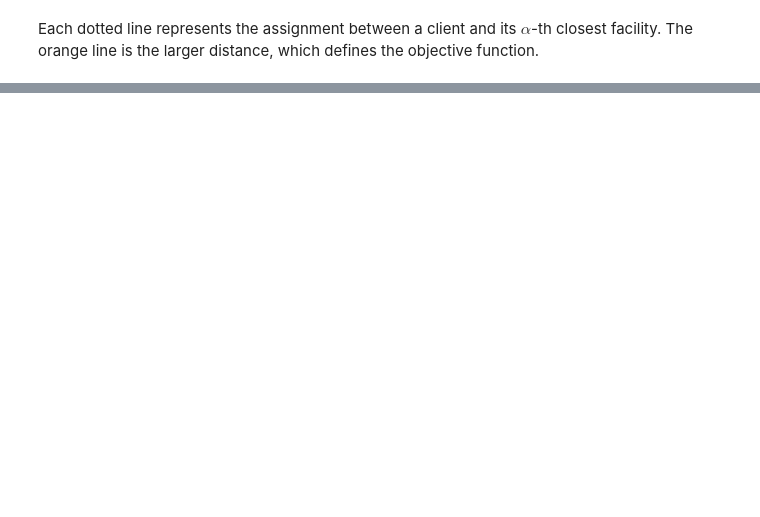
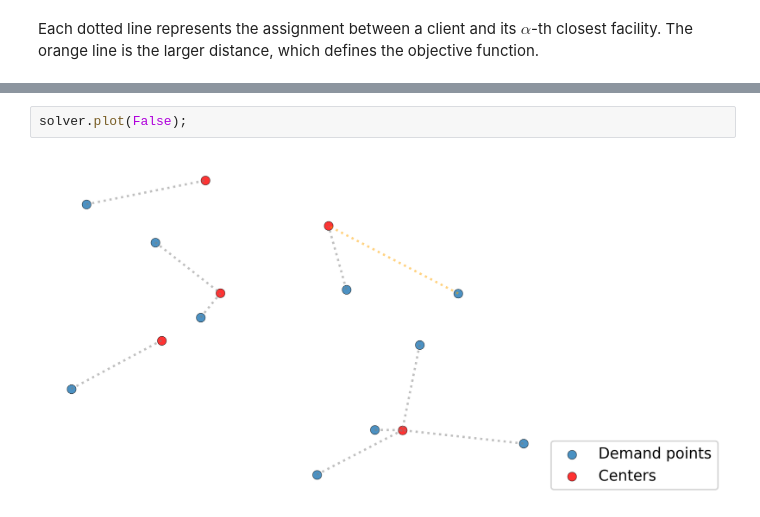
Before and after one commit to netotz/alpha-neighbor-p-center-problem, a Jupyter notebook: anpcp/simple_plots.ipynb, the cells around one changed output, grey strips where cells are left out. Cells and saved outputs as stored; diff of their text form; blank space fills up the shorter version.

```diff
--- a/anpcp/simple_plots.ipynb
+++ b/anpcp/simple_plots.ipynb
@@ -15,0 +31,4 @@ The orange line is the larger distance, which defines the objective function.
+# %%
+solver.plot(False);
+# %% [output]
+[figure, added]
```
Also changed, not shown: parts of 10 cells of this notebook.
